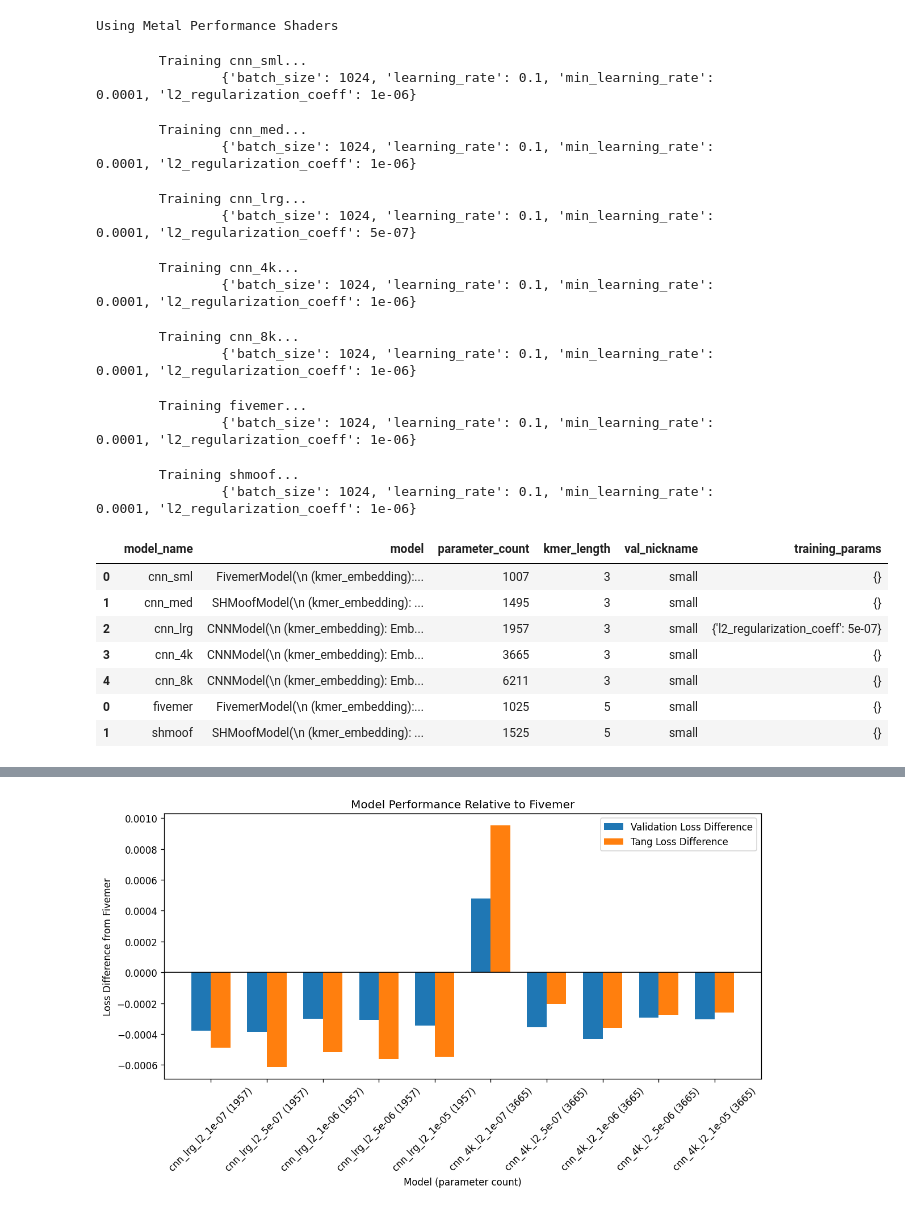
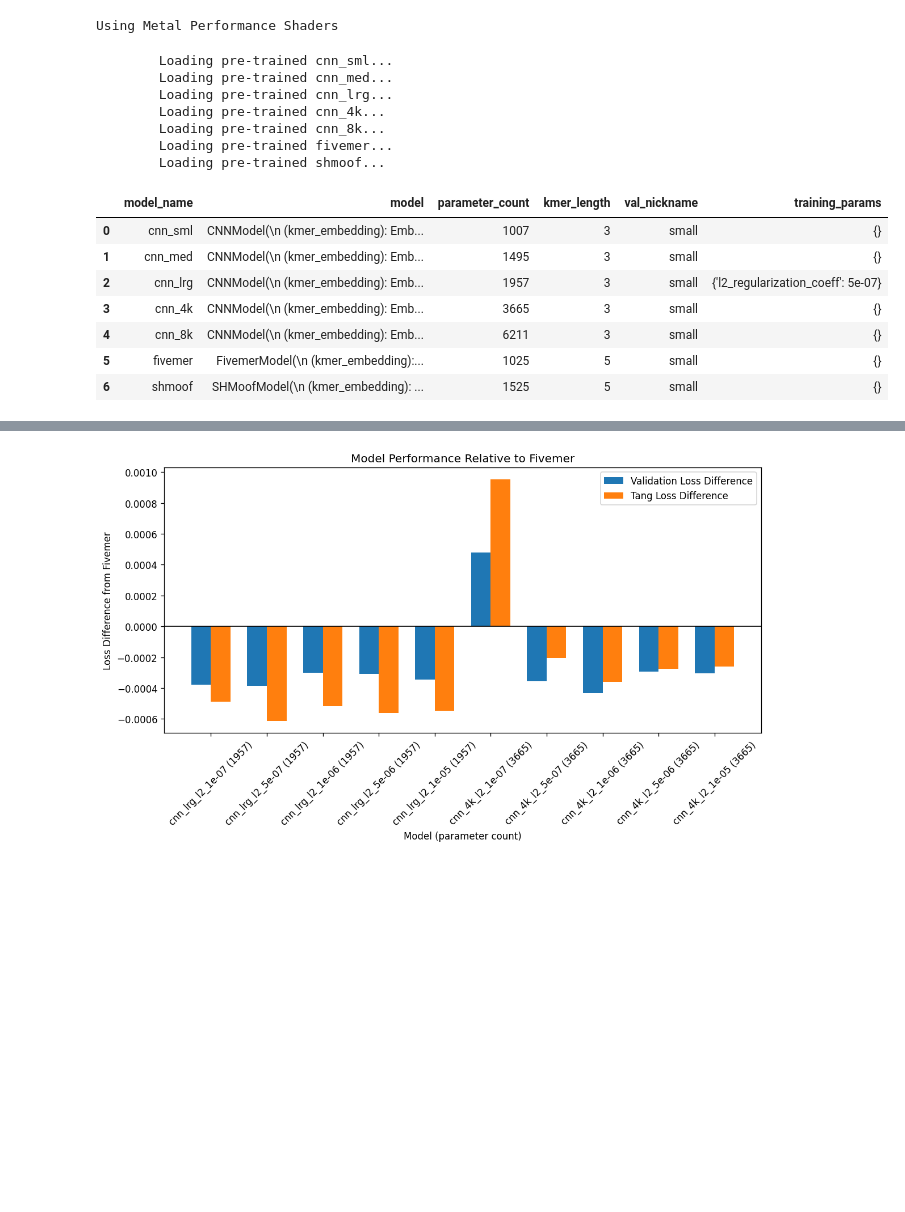
Before and after one commit to matsengrp/thrifty-experiments-1, a Jupyter notebook: notebooks/train_and_test.ipynb, the cells around one changed output, grey strips where cells are left out. Drawn from its saved outputs; the diff is of its cells as text; code cells hidden in the pictures; blank space fills up the shorter version.

```diff
--- a/notebooks/train_and_test.ipynb
+++ b/notebooks/train_and_test.ipynb
@@ -86,6 +86,8 @@ def train_or_load(model_name, model, train_dataset, val_dataset, training_params
         print(f"\tLoading pre-trained {model_name}...")
         crepe = framework.load_crepe(crepe_prefix)
         assert crepe.model.hyperparameters == model.hyperparameters
+        for key in training_params:
+            assert training_params[key] == crepe.training_hyperparameters[key]
         return crepe.model
 
     # else:
@@ -122,49 +124,42 @@ def build_model_df(model_instances, train_dataset, val_dataset):
 # %%
 comparison_df = \
     pd.concat([ build_model_df(model_instances_3, train_dataset_3, val_dataset_3),
                 build_model_df(model_instances_5, train_dataset_5, val_dataset_5)
-            ])
+            ], ignore_index=True)
 comparison_df["val_nickname"] = val_nickname
 
 comparison_df["training_params"] = [{} for _ in range(len(comparison_df))]
 comparison_df.loc[comparison_df["model_name"] == "cnn_lrg", "training_params"] = [{"l2_regularization_coeff": 5e-7}]
 
 for index, row in comparison_df.iterrows():
     model_name = row["model_name"]
     model_instance = row["model"]
     train_dataset = row["train_dataset"]
     val_dataset = row["val_dataset"]
     training_params = row["training_params"]
 
     trained_model = train_or_load(model_name, model_instance, train_dataset, val_dataset, training_params)
     comparison_df.at[index, "model"] = trained_model
 
 # drop train_dataset and val_dataset columns
 comparison_df = comparison_df.drop(columns=["train_dataset", "val_dataset"])
 comparison_df
 # %% [output]
-        Training cnn_sml...
-                {'batch_size': 1024, 'learning_rate': 0.1, 'min_learning_rate': 0.0001, 'l2_regularization_coeff': 1e-06}
+        Loading pre-trained cnn_sml...
+        Loading pre-trained cnn_med...
+        Loading pre-trained cnn_lrg...
+        Loading pre-trained cnn_4k...
+        Loading pre-trained cnn_8k...
+        Loading pre-trained fivemer...
+        Loading pre-trained shmoof...
-        Training cnn_med...
-                {'batch_size': 1024, 'learning_rate': 0.1, 'min_learning_rate': 0.0001, 'l2_regularization_coeff': 1e-06}
-        Training cnn_lrg...
-                {'batch_size': 1024, 'learning_rate': 0.1, 'min_learning_rate': 0.0001, 'l2_regularization_coeff': 5e-07}
-        Training cnn_4k...
-                {'batch_size': 1024, 'learning_rate': 0.1, 'min_learning_rate': 0.0001, 'l2_regularization_coeff': 1e-06}
-        Training cnn_8k...
-                {'batch_size': 1024, 'learning_rate': 0.1, 'min_learning_rate': 0.0001, 'l2_regularization_coeff': 1e-06}
-        Training fivemer...
-                {'batch_size': 1024, 'learning_rate': 0.1, 'min_learning_rate': 0.0001, 'l2_regularization_coeff': 1e-06}
-        Training shmoof...
-                {'batch_size': 1024, 'learning_rate': 0.1, 'min_learning_rate': 0.0001, 'l2_regularization_coeff': 1e-06}
 |  | model_name | model | parameter_count | kmer_length | val_nickname | training_params |
-| 0 | cnn_sml | FivemerModel(\n (kmer_embedding):... | 1007 | 3 | small | {} |
-| 1 | cnn_med | SHMoofModel(\n (kmer_embedding): ... | 1495 | 3 | small | {} |
+| 0 | cnn_sml | CNNModel(\n (kmer_embedding): Emb... | 1007 | 3 | small | {} |
+| 1 | cnn_med | CNNModel(\n (kmer_embedding): Emb... | 1495 | 3 | small | {} |
 | 2 | cnn_lrg | CNNModel(\n (kmer_embedding): Emb... | 1957 | 3 | small | {'l2_regularization_coeff': 5e-07} |
 | 3 | cnn_4k | CNNModel(\n (kmer_embedding): Emb... | 3665 | 3 | small | {} |
 | 4 | cnn_8k | CNNModel(\n (kmer_embedding): Emb... | 6211 | 3 | small | {} |
-| 0 | fivemer | FivemerModel(\n (kmer_embedding):... | 1025 | 5 | small | {} |
-| 1 | shmoof | SHMoofModel(\n (kmer_embedding): ... | 1525 | 5 | small | {} |
+| 5 | fivemer | FivemerModel(\n (kmer_embedding):... | 1025 | 5 | small | {} |
+| 6 | shmoof | SHMoofModel(\n (kmer_embedding): ... | 1525 | 5 | small | {} |
 # %%
 def calculate_loss(model, dataset):
     model.eval()
```
Also changed, not shown: parts of 3 cells of this notebook.
